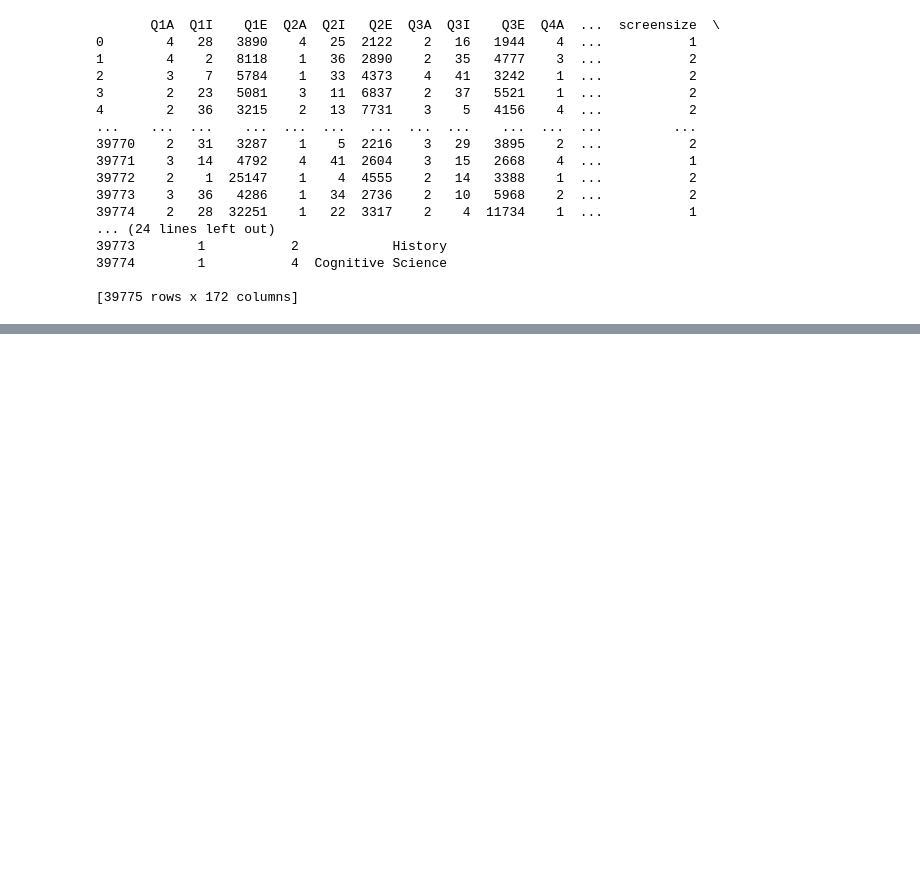
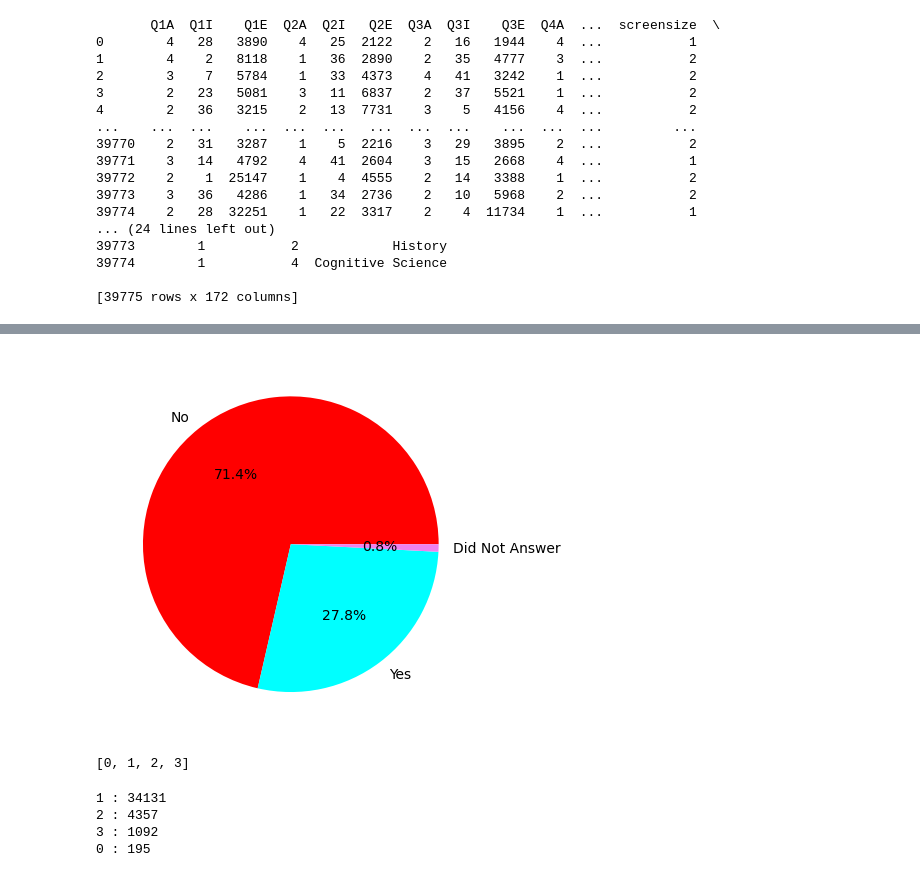
Before and after one commit to wi21b030/Mental-Health, a Jupyter notebook: Mental-Health.ipynb, the cells around one changed output, grey strips where cells are left out. Cells and saved outputs as stored; diff of their text form; code cells hidden in the pictures; blank space fills up the shorter version.

Commit message:
Commit Visualisation

```diff
--- a/Mental-Health.ipynb
+++ b/Mental-Health.ipynb
@@ -113,0 +149,18 @@ print(data)
+# %%
+voted = data['voted']
+
+#NaN = 0
+#data_filtered = data[data['voted'] != NaN]
+#voted = data_filtered['voted']
+
+value_counts_voted = voted.value_counts()
+plt.pie(value_counts_voted, labels=['No','Yes','Did Not Answer'], autopct='%1.1f%%',colors=['red','cyan','violet'])
+plt.show()
+# %% [output]
+[figure, added]
+# %%
+married = data['married']
+unique_values_married = list(set(married))
+print(unique_values_married)
+# %% [output]
+[0, 1, 2, 3]
@@ -113,0 +169,8 @@ print(data)
+# %%
+for value, count in value_counts_married.items():
+    print(f'{value} : {count}')
+# %% [output]
+1 : 34131
+2 : 4357
+3 : 1092
+0 : 195
```
Also changed, not shown: parts of 8 cells of this notebook.
